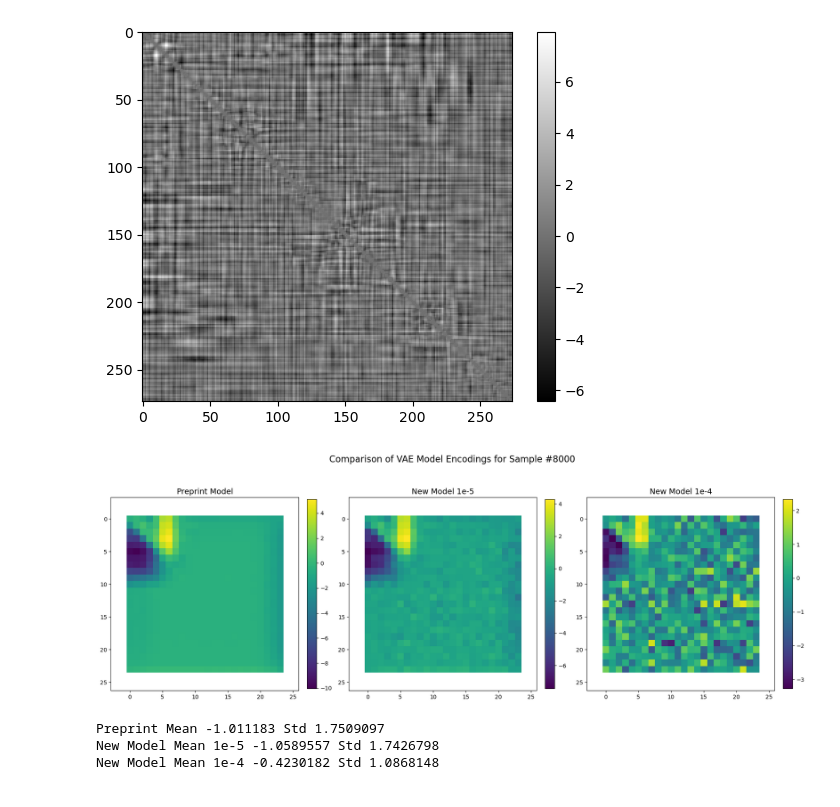
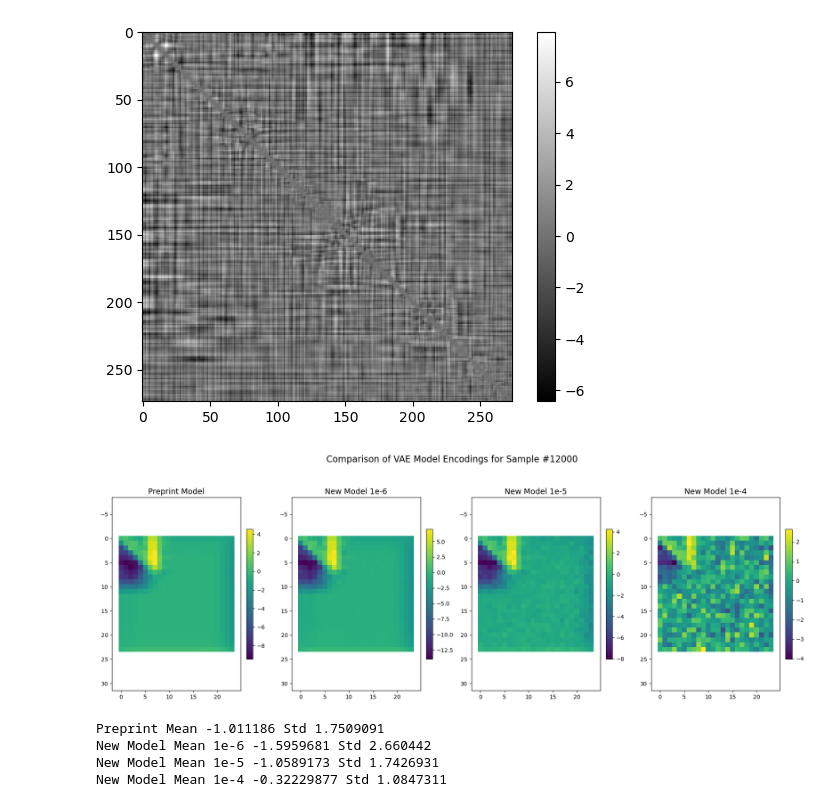
Before and after one commit to idptools/starling, a Jupyter notebook: devtools/scripts/large_dm_VAE_test.ipynb, the cells around one changed output. Cells and saved outputs as stored; diff of their text form; code cells hidden in the pictures.

```diff
--- a/devtools/scripts/large_dm_VAE_test.ipynb
+++ b/devtools/scripts/large_dm_VAE_test.ipynb
@@ -110,6 +105,12 @@ preprint_VAE = VAE.load_from_checkpoint(
 )
 preprint_VAE.eval()
 
+new_model_1e6 = VAE.load_from_checkpoint(
+    "/work/bnovak/projects/sequence2ensemble/vae_training/preprint_VAE_cont_training_KLD_1e6/model-kernel-epoch=11-epoch_val_loss=1.87.ckpt",
+    map_location="cuda",
+)
+new_model_1e6.eval()
+
 new_model_1e5 = VAE.load_from_checkpoint(
     "/work/bnovak/projects/sequence2ensemble/vae_training/preprint_VAE_cont_training_KLD_1e5/model-kernel-epoch=07-epoch_val_loss=1.90.ckpt",
     map_location="cuda",
@@ -117,7 +118,7 @@ new_model_1e5 = VAE.load_from_checkpoint(
 new_model_1e5.eval()
 
 new_model_1e4 = VAE.load_from_checkpoint(
-    "/work/bnovak/projects/sequence2ensemble/vae_training/preprint_VAE_cont_training_KLD_1e4/model-kernel-epoch=05-epoch_val_loss=2.05.ckpt",
+    "/work/bnovak/projects/sequence2ensemble/vae_training/preprint_VAE_cont_training_KLD_1e4/model-kernel-epoch=09-epoch_val_loss=2.04.ckpt",
     map_location="cuda",
 )
 new_model_1e4.eval()
@@ -261,51 +237,70 @@ data = [load_hdf5_data(i) for i in files]
 data = np.concatenate(data, axis=0)
 # %%
 preprint_encoded_data = encode_data(preprint_VAE, data)
+new_encoded_data_1e6 = encode_data(new_model_1e6, data)
 new_encoded_data_1e5 = encode_data(new_model_1e5, data)
 new_encoded_data_1e4 = encode_data(new_model_1e4, data)
 # %%
-sample = 8000
+sample = 12000
 
 # Create a figure with 3 subplots
-fig, axes = plt.subplots(1, 3, figsize=(18, 6))
+fig, axes = plt.subplots(1, 4, figsize=(18, 6))
 
 # Plot image from preprint model
-im1 = axes[0].imshow(preprint_encoded_data[sample], cmap='viridis')
+# Create histogram for new model (1e-4)
+latent_space = preprint_encoded_data
+# latent_space = (latent_space - latent_space.mean()) / latent_space.std()
+im1 = axes[0].imshow(latent_space[sample], cmap='viridis')
 axes[0].set_title('Preprint Model', fontsize=14)
 axes[0].axis('equal')
 fig.colorbar(im1, ax=axes[0], fraction=0.046, pad=0.04)
 
 # Plot image from new model
-im2 = axes[1].imshow(new_encoded_data_1e5[sample], cmap='viridis')
-axes[1].set_title('New Model 1e-5', fontsize=14)
+latent_space = new_encoded_data_1e6
+# latent_space = (latent_space - latent_space.mean()) / latent_space.std()
+im2 = axes[1].imshow(latent_space[sample], cmap='viridis')
+axes[1].set_title('New Model 1e-6', fontsize=14)
 axes[1].axis('equal')
 fig.colorbar(im2, ax=axes[1], fraction=0.046, pad=0.04)
 
+# Plot image from new model
+latent_space = new_encoded_data_1e5
+# latent_space = (latent_space - latent_space.mean()) / latent_space.std()
+im2 = axes[2].imshow(latent_space[sample], cmap='viridis')
+axes[2].set_title('New Model 1e-5', fontsize=14)
+axes[2].axis('equal')
+fig.colorbar(im2, ax=axes[2], fraction=0.046, pad=0.04)
+
 # Plot difference between models
-im3 = axes[2].imshow(new_encoded_data_1e4[sample], cmap='viridis')
-axes[2].set_title('New Model 1e-4', fontsize=14)
-axes[2].axis('equal')
-fig.colorbar(im3, ax=axes[2], fraction=0.046, pad=0.04)
+latent_space = new_encoded_data_1e4
+# latent_space = (latent_space - latent_space.mean()) / latent_space.std()
+im3 = axes[3].imshow(latent_space[sample], cmap='viridis')
+axes[3].set_title('New Model 1e-4', fontsize=14)
+axes[3].axis('equal')
+fig.colorbar(im3, ax=axes[3], fraction=0.046, pad=0.04)
 
 # Add overall title
 plt.suptitle(f'Comparison of VAE Model Encodings for Sample #{sample}', fontsize=16, y=1.05)
 
 # Ensure proper spacing
 plt.tight_layout()
 
 plt.show()
 # %% [output]
-[figure, old version]
+[figure, new version]
 # %%
 print('Preprint Mean', preprint_encoded_data.mean(), 'Std', preprint_encoded_data.std())
+
+print('New Model Mean 1e-6', new_encoded_data_1e6.mean(), 'Std', new_encoded_data_1e6.std())
 
 print('New Model Mean 1e-5', new_encoded_data_1e5.mean(), 'Std', new_encoded_data_1e5.std())
 
 print('New Model Mean 1e-4', new_encoded_data_1e4.mean(), 'Std', new_encoded_data_1e4.std())
 # %% [output]
-Preprint Mean -1.011183 Std 1.7509097
-New Model Mean 1e-5 -1.0589557 Std 1.7426798
-New Model Mean 1e-4 -0.4230182 Std 1.0868148
+Preprint Mean -1.011186 Std 1.7509091
+New Model Mean 1e-6 -1.5959681 Std 2.660442
+New Model Mean 1e-5 -1.0589173 Std 1.7426931
+New Model Mean 1e-4 -0.32229877 Std 1.0847311
 # %%
 import numpy as np
 import matplotlib.pyplot as plt
```
Also changed, not shown: parts of 12 cells of this notebook, 1 other file.
